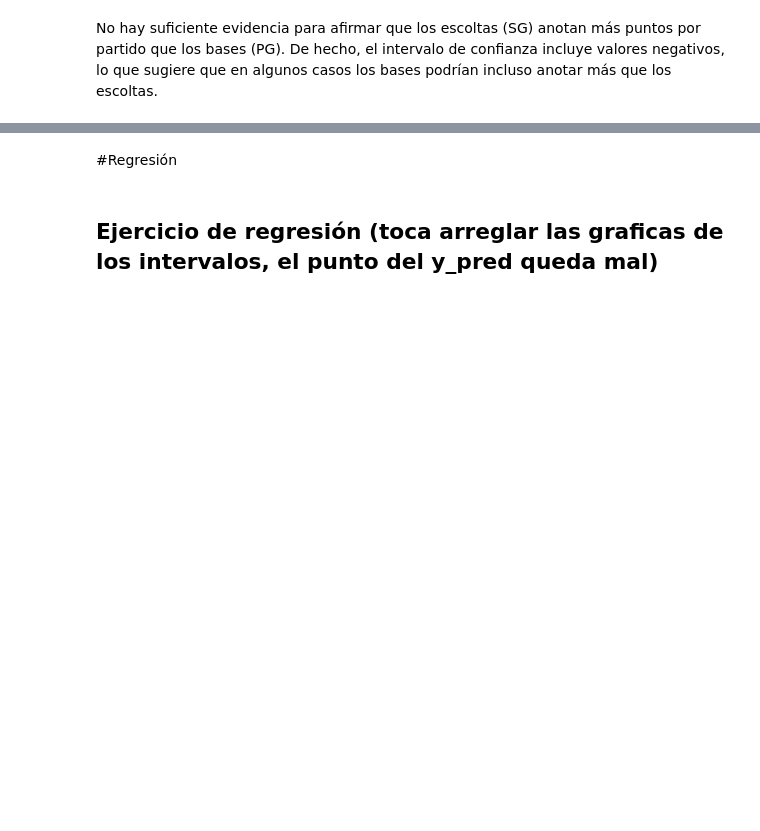
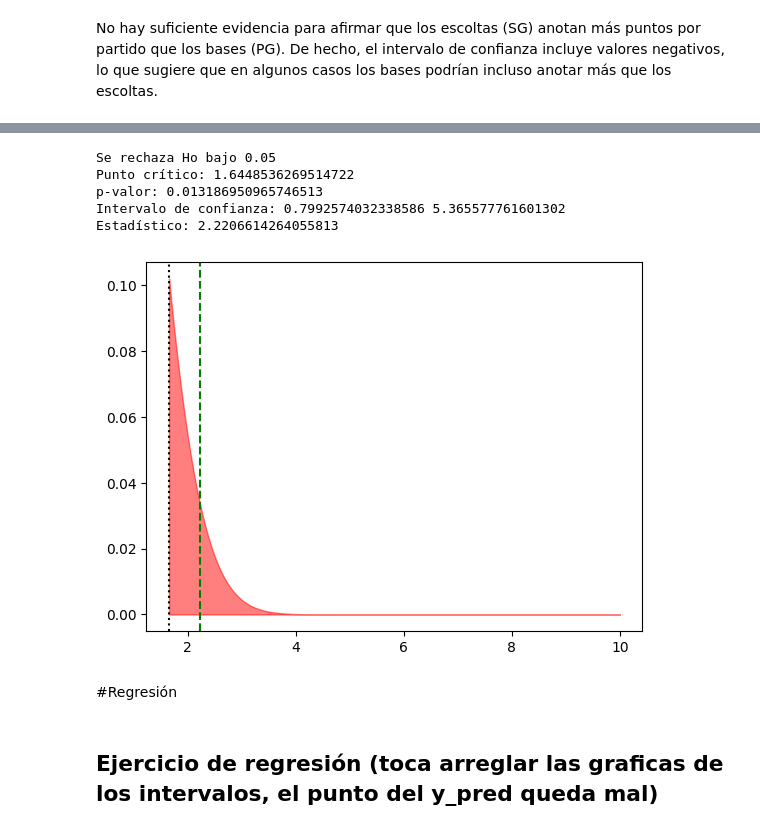
Before and after one commit to LauraCD2/23_nba, a Jupyter notebook: Proyecto.ipynb, the cells around one changed output, grey strips where cells are left out. Drawn from its saved outputs; the diff is of its cells as text; code cells hidden in the pictures; blank space fills up the shorter version.

```diff
--- a/Proyecto.ipynb
+++ b/Proyecto.ipynb
@@ -663,3 +665,20 @@ De hecho, el intervalo de confianza incluye valores negativos, lo que sugiere qu
+# %%
+Lakers = df[df['Team'] == 'LAL'][:15]
+Oklahoma = df[df['Team'] == 'OKC'][:15]
+# %%
+x1 = np.mean(Lakers['Age'])
+x2 = np.mean(Oklahoma['Age'])
+var1 = np.var(Lakers['Age'], ddof=0)
+var2 = np.var(Oklahoma['Age'], ddof=0)
+
+prueba_hipotesis_2muestrasZ(x1, x2, var1, var2, len(Lakers), len(Oklahoma), alpha=0.05, cola='sup')
+# %% [output]
+Se rechaza Ho bajo 0.05
+Punto crítico: 1.6448536269514722
+p-valor: 0.013186950965746513
+Intervalo de confianza: 0.7992574032338586 5.365577761601302
+Estadístico: 2.2206614264055813
+[figure, added]
 # %% [markdown]
 #Regresión
 # %% [markdown]
```
Also changed, not shown: parts of 2 cells of this notebook.
